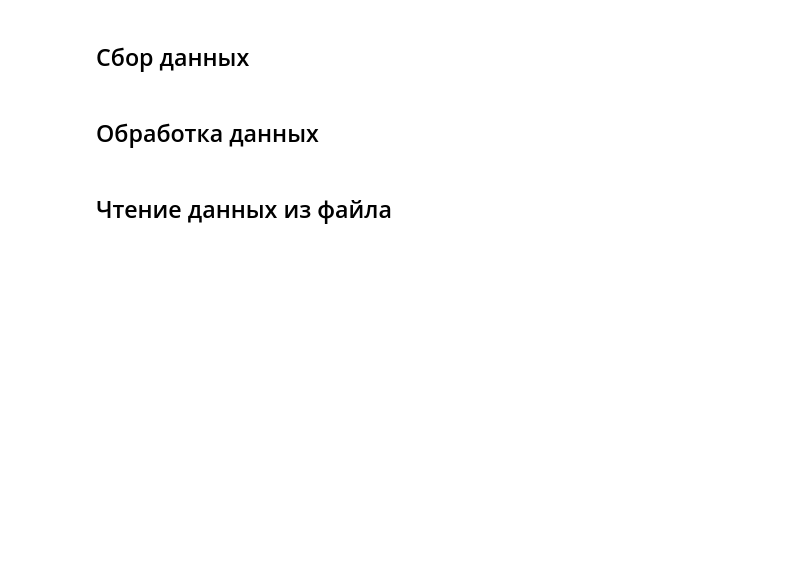
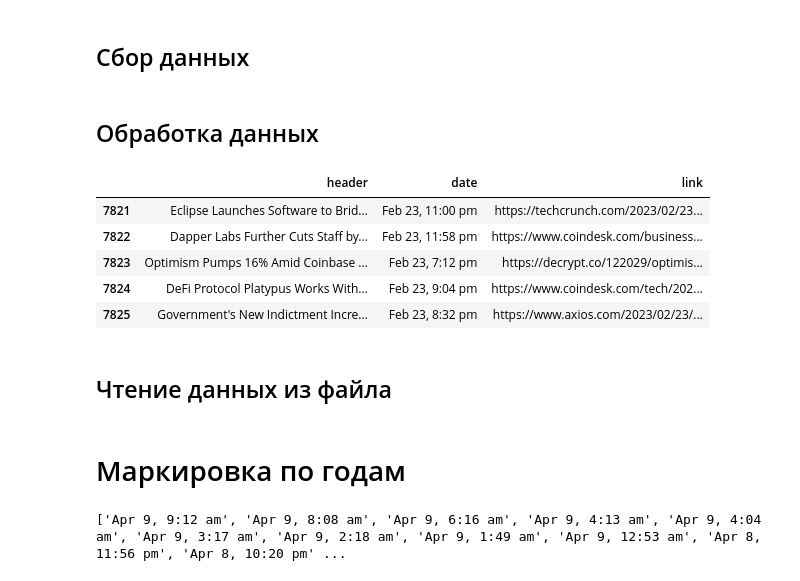
Before and after one commit to maxadmin00/cryptonews_srp, a Jupyter notebook: research-parsers/parser_decrypt.ipynb, the cells around one changed output. Drawn from its saved outputs; the diff is of its cells as text; code cells hidden in the pictures; blank space fills up the shorter version.

Commit message:
Added years to decrypt dataset, renamed columns to match other source

```diff
--- a/research-parsers/parser_decrypt.ipynb
+++ b/research-parsers/parser_decrypt.ipynb
@@ -94,7 +69,7 @@ while True:
 # %% [markdown]
 ## Обработка данных
 # %%
-df = pd.DataFrame(data, columns = ['header', 'date', 'href'])
+df = pd.DataFrame(data, columns = ['header', 'date', 'link'])
 df = df.drop_duplicates()
 df.head()
 # %%
@@ -102,5 +77,15 @@ df.to_csv("../data/decrypt.csv")
 # %%
 df.tail()
+#df = df.drop(columns='Unnamed: 0')
+df = df.rename(columns={"href": "link"})
+df.tail()
+# %% [output]
+|  | header | date | link |
+| 7821 | Eclipse Launches Software to Brid... | Feb 23, 11:00 pm | https://techcrunch.com/2023/02/23... |
+| 7822 | Dapper Labs Further Cuts Staff by... | Feb 23, 11:58 pm | https://www.coindesk.com/business... |
+| 7823 | Optimism Pumps 16% Amid Coinbase ... | Feb 23, 7:12 pm | https://decrypt.co/122029/optimis... |
+| 7824 | DeFi Protocol Platypus Works With... | Feb 23, 9:04 pm | https://www.coindesk.com/tech/202... |
+| 7825 | Government's New Indictment Incre... | Feb 23, 8:32 pm | https://www.axios.com/2023/02/23/... |
 # %% [markdown]
 ## Чтение данных из файла
 # %%
@@ -107,0 +93,6 @@ df = pd.read_csv("../data/decrypt.csv")
+# %% [markdown]
+# Маркировка по годам
+# %%
+print(list(df['date']))
+# %% [output]
+['Apr 9, 9:12 am', 'Apr 9, 8:08 am', 'Apr 9, 6:16 am', 'Apr 9, 4:13 am', 'Apr 9, 4:04 am', 'Apr 9, 3:17 am', 'Apr 9, 2:18 am', 'Apr 9, 1:49 am', 'Apr 9, 12:53 am', 'Apr 8, 11:56 pm', 'Apr 8, 10:20 pm' ...
```
Also changed, not shown: parts of 5 cells of this notebook, 3 other files.
